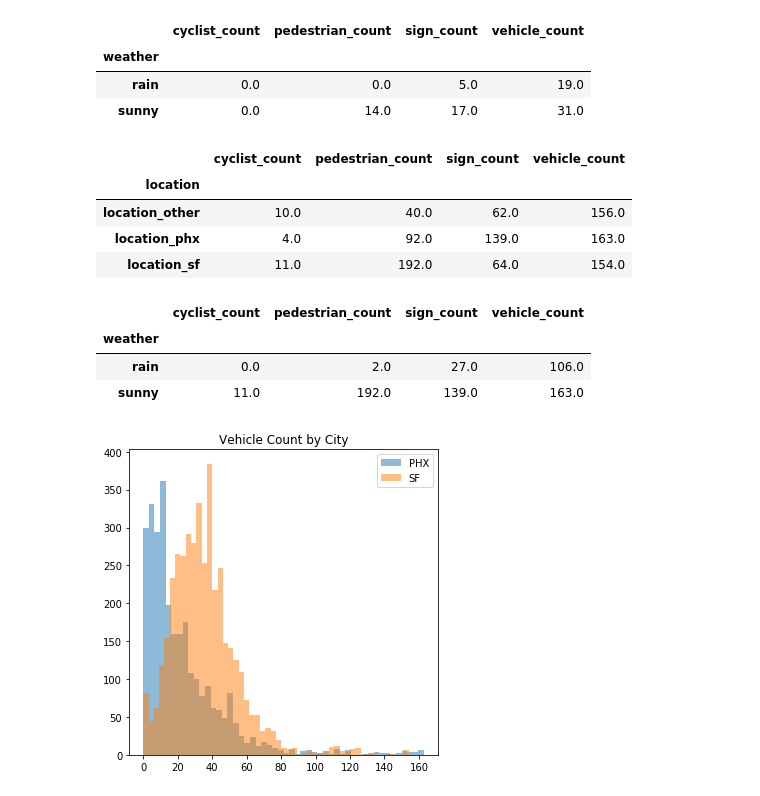
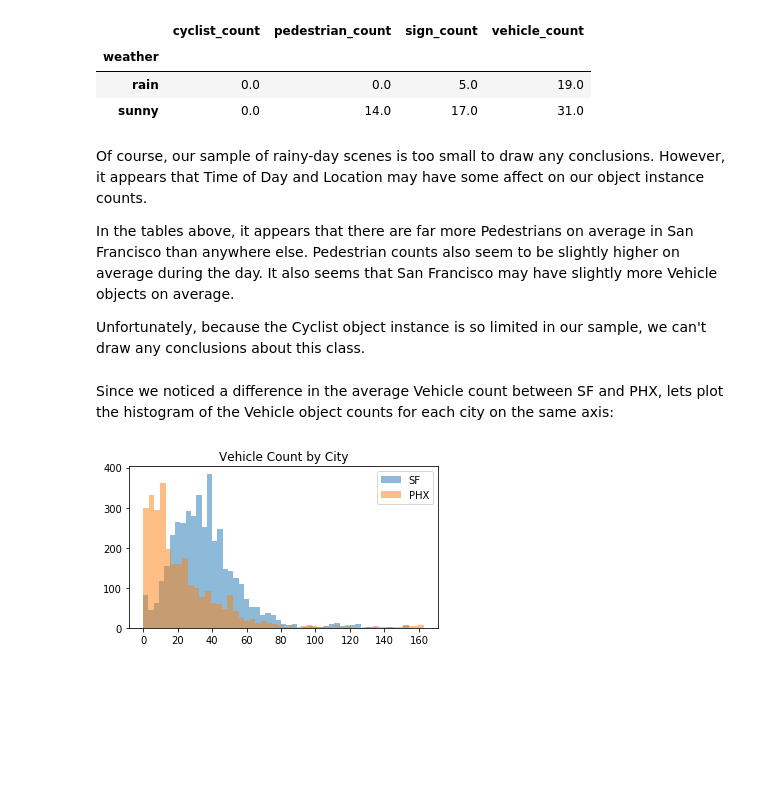
Before and after one commit to kittyschulz/Exploring-Waymo-Open-Dataset, a Jupyter notebook: Waymo-Frame-EDA.ipynb, the cells around one changed output. Saved outputs shown, nothing was run; the diff lists cells and outputs as text; code cells hidden in the pictures; blank space fills up the shorter version.

```diff
--- a/Waymo-Frame-EDA.ipynb
+++ b/Waymo-Frame-EDA.ipynb
@@ -124,31 +123,24 @@ frames_df.groupby('weather').mean().round()[count_columns]
 | weather |  |  |  |  |
 | rain | 0.0 | 0.0 | 5.0 | 19.0 |
 | sunny | 0.0 | 14.0 | 17.0 | 31.0 |
-# %%
-frames_df.groupby('location').max()[count_columns]
-# %% [output]
-|  | cyclist_count | pedestrian_count | sign_count | vehicle_count |
-| location |  |  |  |  |
-| location_other | 10.0 | 40.0 | 62.0 | 156.0 |
-| location_phx | 4.0 | 92.0 | 139.0 | 163.0 |
-| location_sf | 11.0 | 192.0 | 64.0 | 154.0 |
-# %%
-frames_df.groupby('weather').max()[count_columns]
-# %% [output]
-|  | cyclist_count | pedestrian_count | sign_count | vehicle_count |
-| weather |  |  |  |  |
-| rain | 0.0 | 2.0 | 27.0 | 106.0 |
-| sunny | 11.0 | 192.0 | 139.0 | 163.0 |
+# %% [markdown]
+Of course, our sample of rainy-day scenes is too small to draw any conclusions. However, it appears that Time of Day and Location may have some affect on our object instance counts.
+
+In the tables above, it appears that there are far more Pedestrians on average in San Francisco than anywhere else. Pedestrian counts also seem to be slightly higher on average during the day. It also seems that San Francisco may have slightly more Vehicle objects on average.
+
+Unfortunately, because the Cyclist object instance is so limited in our sample, we can't draw any conclusions about this class.
+# %% [markdown]
+Since we noticed a difference in the average Vehicle count between SF and PHX, lets plot the histogram of the Vehicle object counts for each city on the same axis:
 # %%
 phx_frames = frames_df[frames_df['location'] == 'location_phx']
 sf_frames = frames_df[frames_df['location'] == 'location_sf']
 
 veh_bins = 50
 
-phx_frames['vehicle_count'].hist(bins=veh_bins, figsize=(5, 5), grid=False, alpha=0.5)
-sf_frames['vehicle_count'].hist(bins=veh_bins, figsize=(5, 5), grid=False, alpha=0.5)
+sf_frames['vehicle_count'].hist(bins=veh_bins, figsize=(5, 3), grid=False, alpha=0.5)
+phx_frames['vehicle_count'].hist(bins=veh_bins, figsize=(5, 3), grid=False, alpha=0.5)
 plt.title('Vehicle Count by City')
-plt.legend(('PHX', 'SF'), loc='best')
+plt.legend(('SF', 'PHX'), loc='best')
 plt.tight_layout()
 # %% [output]
-[figure, old version]
+[figure, new version]
```
Also changed, not shown: parts of 18 cells of this notebook.
